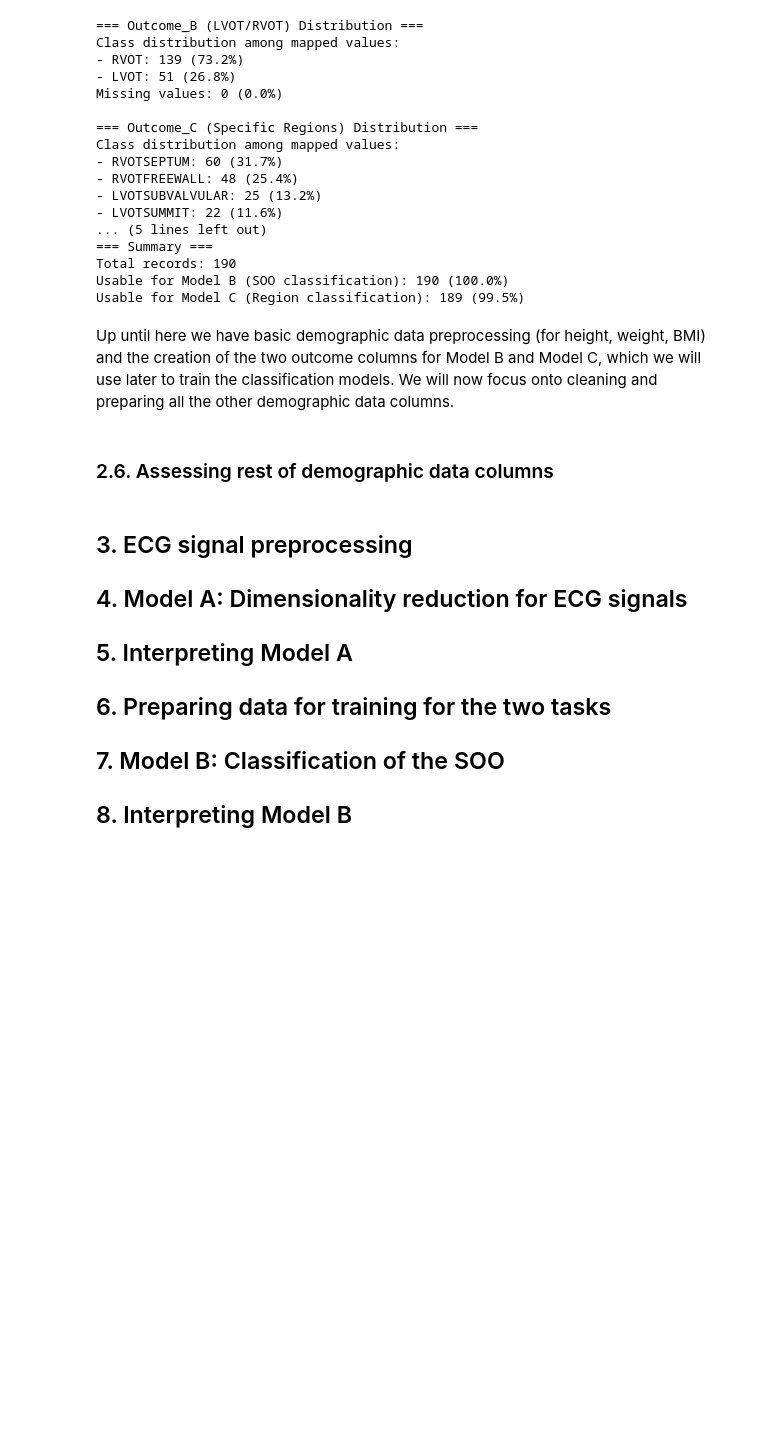
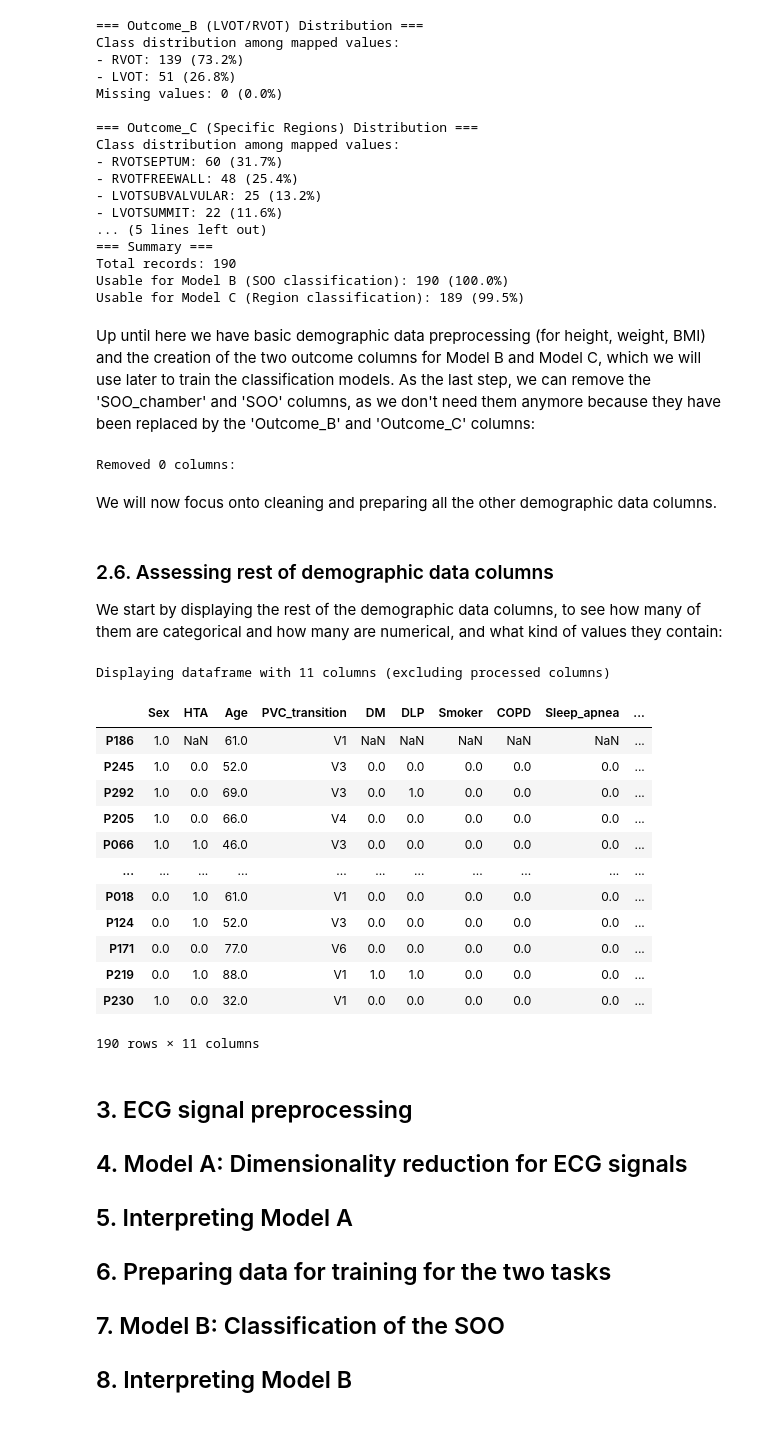
Before and after one commit to uripont/arrhythmia-origin-predictor, a Jupyter notebook: project_arrhythmias.ipynb, the cells around one changed output. Drawn from its saved outputs; the diff is of its cells as text; code cells hidden in the pictures; blank space fills up the shorter version.

```diff
--- a/project_arrhythmias.ipynb
+++ b/project_arrhythmias.ipynb
@@ -792,9 +792,57 @@ Total records: 190
 Usable for Model B (SOO classification): 190 (100.0%)
 Usable for Model C (Region classification): 189 (99.5%)
 # %% [markdown]
-Up until here we have basic demographic data preprocessing (for height, weight, BMI) and the creation of the two outcome columns for Model B and Model C, which we will use later to train the classification models. We will now focus onto cleaning and preparing all the other demographic data columns.
+Up until here we have basic demographic data preprocessing (for height, weight, BMI) and the creation of the two outcome columns for Model B and Model C, which we will use later to train the classification models. As the last step, we can remove the 'SOO_chamber' and 'SOO' columns, as we don't need them anymore because they have been replaced by the 'Outcome_B' and 'Outcome_C' columns:
+# %%
+def clean_up_soo_columns(df):
+    columns_to_remove = ['SOO', 'SOO_chamber']
+
+    original_cols = df.shape[1]
+    existing_columns = [col for col in columns_to_remove if col in df.columns]
+
+    df = df.drop(columns=existing_columns)
+    new_cols = df.shape[1]
+
+    print(f"Removed {len(existing_columns)} columns: {', '.join(existing_columns)}")
+    return df
+
+data = clean_up_soo_columns(data)
+# %% [output]
+Removed 0 columns:
+# %% [markdown]
+We will now focus onto cleaning and preparing all the other demographic data columns.
 # %% [markdown]
 ### 2.6. Assessing rest of demographic data columns
+
+We start by displaying the rest of the demographic data columns, to see how many of them are categorical and how many are numerical, and what kind of values they contain:
+# %%
+def display_cleaned_data(df):
+    excluded_columns = ['Height', 'Weight', 'BMI', 'Outcome_B', 'Outcome_C']
+
+    remaining_columns = [col for col in df.columns if col not in excluded_columns]
+
+    cleaned_df = df[remaining_columns]
+    print(f"Displaying dataframe with {len(remaining_columns)} columns (excluding processed columns)")
+    display(cleaned_df)
+
+    return cleaned_df
+
+remaining_data = display_cleaned_data(data)
+# %% [output]
+Displaying dataframe with 11 columns (excluding processed columns)
+|  | Sex | HTA | Age | PVC_transition | DM | DLP | Smoker | COPD | Sleep_apnea | ... |
+| P186 | 1.0 | NaN | 61.0 | V1 | NaN | NaN | NaN | NaN | NaN | ... |
+| P245 | 1.0 | 0.0 | 52.0 | V3 | 0.0 | 0.0 | 0.0 | 0.0 | 0.0 | ... |
+| P292 | 1.0 | 0.0 | 69.0 | V3 | 0.0 | 1.0 | 0.0 | 0.0 | 0.0 | ... |
+| P205 | 1.0 | 0.0 | 66.0 | V4 | 0.0 | 0.0 | 0.0 | 0.0 | 0.0 | ... |
+| P066 | 1.0 | 1.0 | 46.0 | V3 | 0.0 | 0.0 | 0.0 | 0.0 | 0.0 | ... |
+| ... | ... | ... | ... | ... | ... | ... | ... | ... | ... | ... |
+| P018 | 0.0 | 1.0 | 61.0 | V1 | 0.0 | 0.0 | 0.0 | 0.0 | 0.0 | ... |
+| P124 | 0.0 | 1.0 | 52.0 | V3 | 0.0 | 0.0 | 0.0 | 0.0 | 0.0 | ... |
+| P171 | 0.0 | 0.0 | 77.0 | V6 | 0.0 | 0.0 | 0.0 | 0.0 | 0.0 | ... |
+| P219 | 0.0 | 1.0 | 88.0 | V1 | 1.0 | 1.0 | 0.0 | 0.0 | 0.0 | ... |
+| P230 | 1.0 | 0.0 | 32.0 | V1 | 0.0 | 0.0 | 0.0 | 0.0 | 0.0 | ... |
+190 rows × 11 columns
 # %% [markdown]
 
 ## 3. ECG signal preprocessing
```
